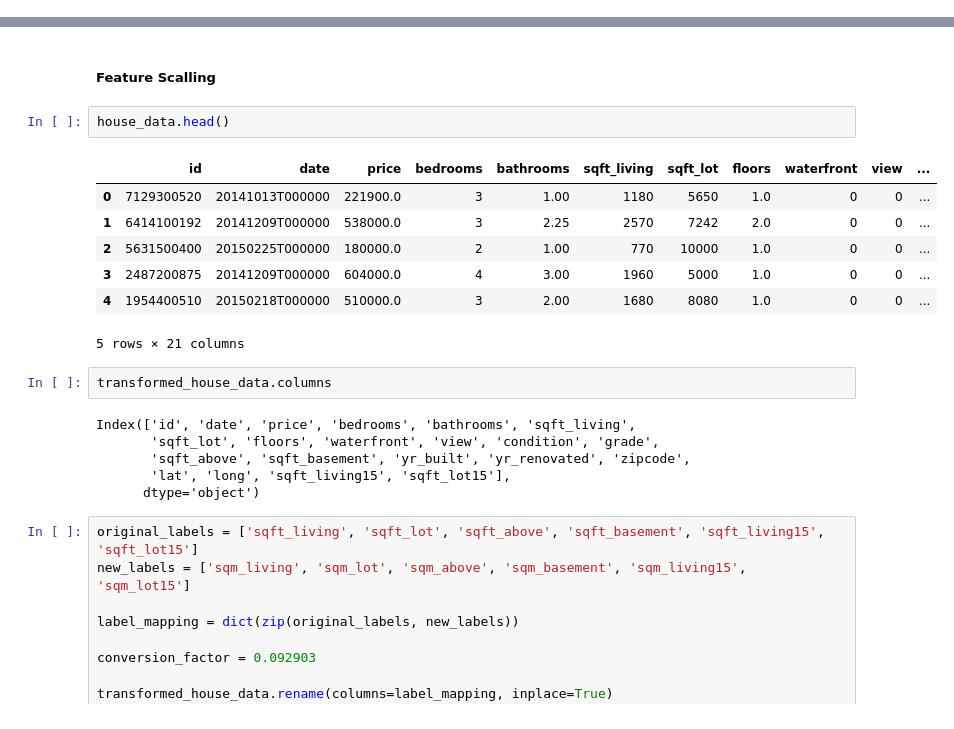
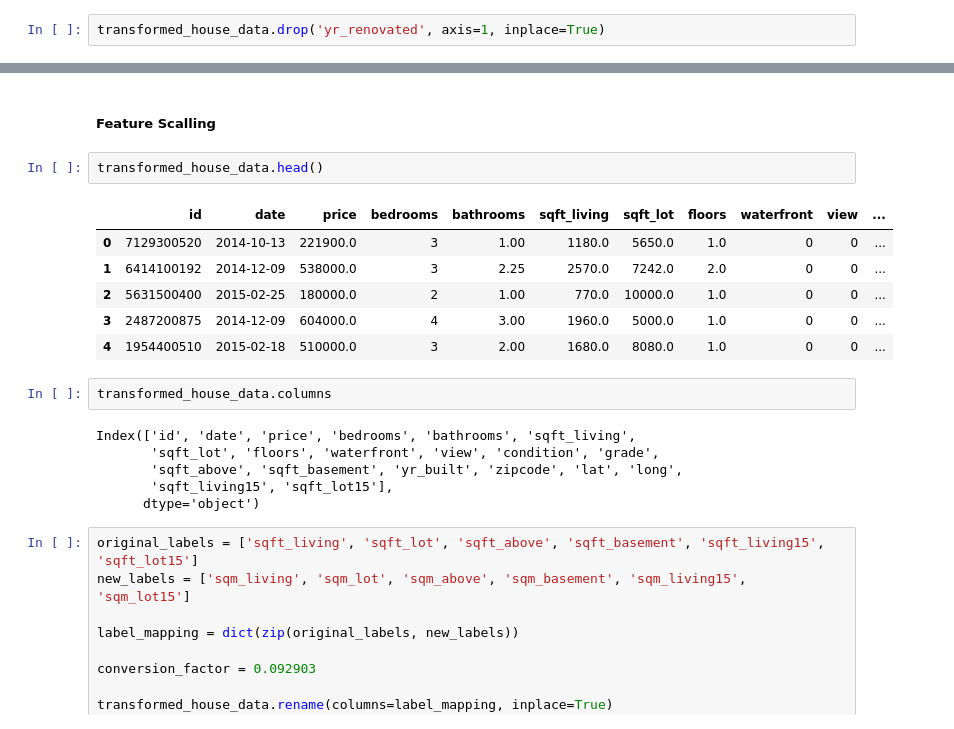
Before and after one commit to fabio-fiuza/king-county-real-estate-dashboard, a Jupyter notebook: notebooks/3.0-data-preparation.ipynb, the cells around one changed output, grey strips where cells are left out. Drawn from its saved outputs; the diff is of its cells as text.

```diff
--- a/notebooks/3.0-data-preparation.ipynb
+++ b/notebooks/3.0-data-preparation.ipynb
@@ -42,0 +71,2 @@ dtype: int64
+# %%
+transformed_house_data.drop('yr_renovated', axis=1, inplace=True)
@@ -202,22 +234,21 @@ These alterations were made to ensure the data is properly formatted for analysi
 # %% [markdown]
 ##### Feature Scalling
 # %%
-house_data.head()
+transformed_house_data.head()
 # %% [output]
 |  | id | date | price | bedrooms | bathrooms | sqft_living | sqft_lot | floors | waterfront | view | ... |
-| 0 | 7129300520 | 20141013T000000 | 221900.0 | 3 | 1.00 | 1180 | 5650 | 1.0 | 0 | 0 | ... |
-| 1 | 6414100192 | 20141209T000000 | 538000.0 | 3 | 2.25 | 2570 | 7242 | 2.0 | 0 | 0 | ... |
-| 2 | 5631500400 | 20150225T000000 | 180000.0 | 2 | 1.00 | 770 | 10000 | 1.0 | 0 | 0 | ... |
-| 3 | 2487200875 | 20141209T000000 | 604000.0 | 4 | 3.00 | 1960 | 5000 | 1.0 | 0 | 0 | ... |
-| 4 | 1954400510 | 20150218T000000 | 510000.0 | 3 | 2.00 | 1680 | 8080 | 1.0 | 0 | 0 | ... |
+| 0 | 7129300520 | 2014-10-13 | 221900.0 | 3 | 1.00 | 1180.0 | 5650.0 | 1.0 | 0 | 0 | ... |
+| 1 | 6414100192 | 2014-12-09 | 538000.0 | 3 | 2.25 | 2570.0 | 7242.0 | 2.0 | 0 | 0 | ... |
+| 2 | 5631500400 | 2015-02-25 | 180000.0 | 2 | 1.00 | 770.0 | 10000.0 | 1.0 | 0 | 0 | ... |
+| 3 | 2487200875 | 2014-12-09 | 604000.0 | 4 | 3.00 | 1960.0 | 5000.0 | 1.0 | 0 | 0 | ... |
+| 4 | 1954400510 | 2015-02-18 | 510000.0 | 3 | 2.00 | 1680.0 | 8080.0 | 1.0 | 0 | 0 | ... |
-5 rows × 21 columns
 # %%
 transformed_house_data.columns
 # %% [output]
 Index(['id', 'date', 'price', 'bedrooms', 'bathrooms', 'sqft_living',
        'sqft_lot', 'floors', 'waterfront', 'view', 'condition', 'grade',
-       'sqft_above', 'sqft_basement', 'yr_built', 'yr_renovated', 'zipcode',
-       'lat', 'long', 'sqft_living15', 'sqft_lot15'],
+       'sqft_above', 'sqft_basement', 'yr_built', 'zipcode', 'lat', 'long',
+       'sqft_living15', 'sqft_lot15'],
       dtype='object')
 # %%
 original_labels = ['sqft_living', 'sqft_lot', 'sqft_above', 'sqft_basement', 'sqft_living15', 'sqft_lot15']
```
Also changed, not shown: parts of 19 cells of this notebook, 2 other files.
